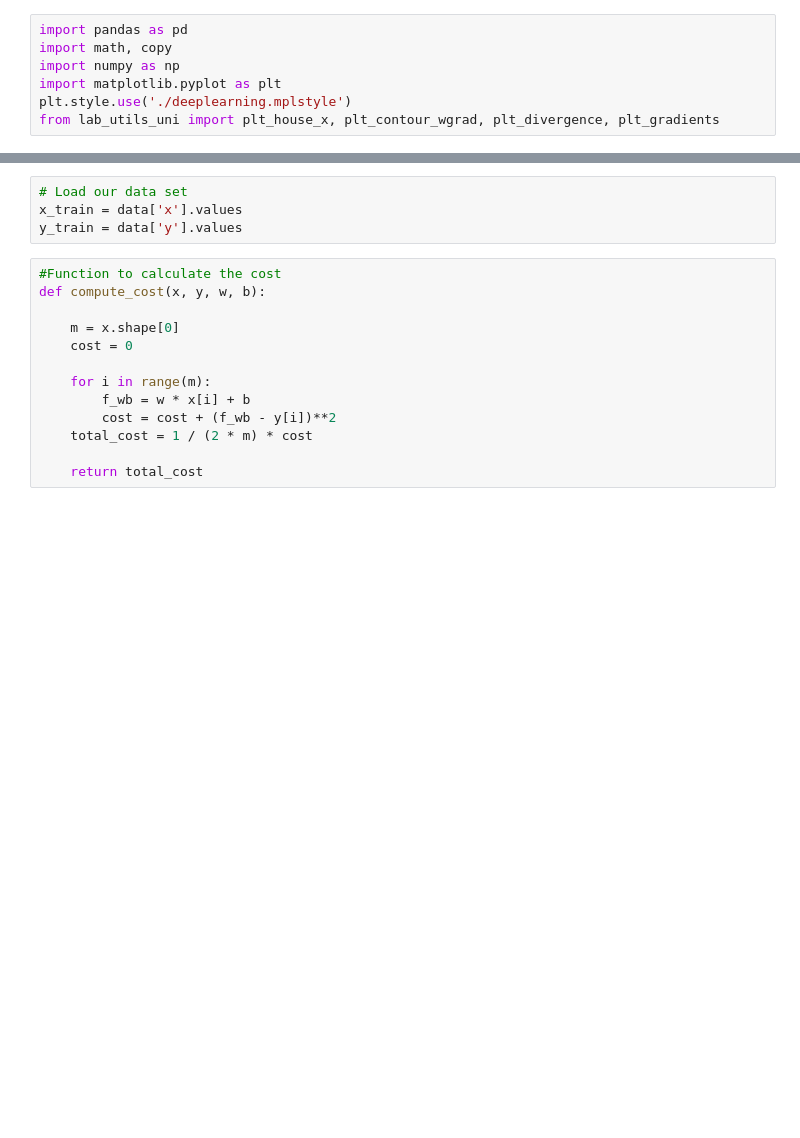
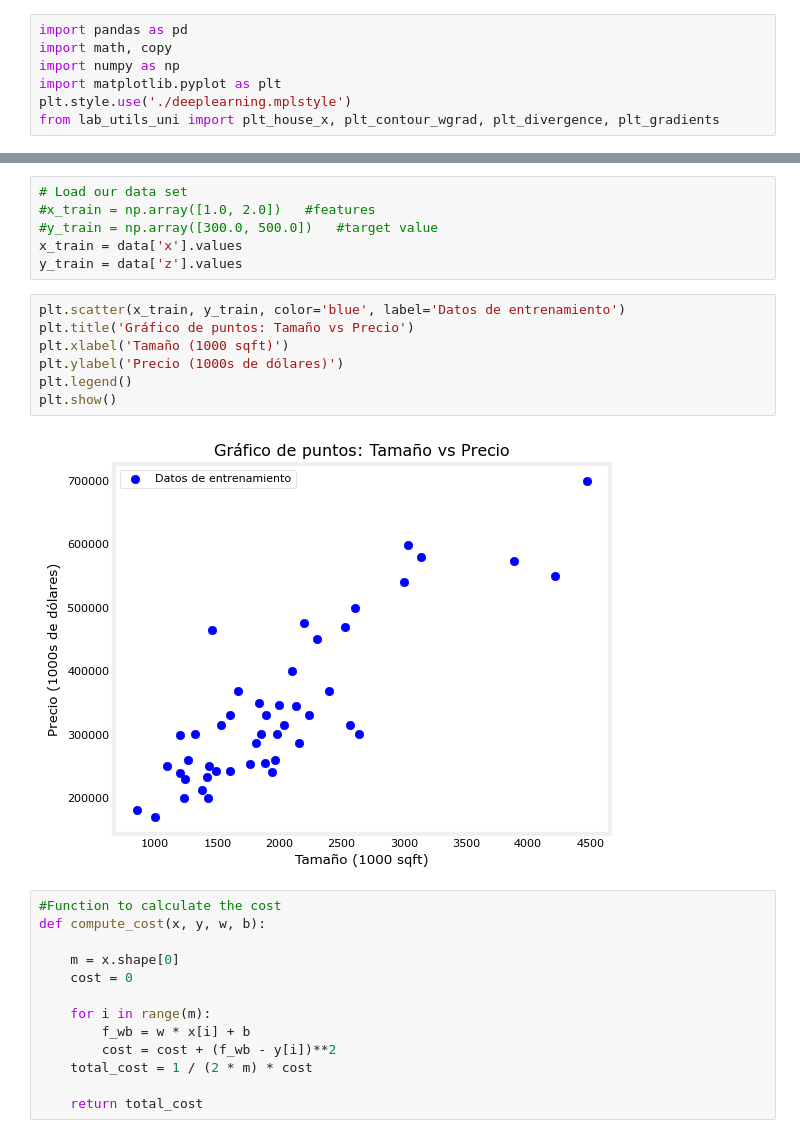
Before and after one commit to Railnlays/package-python-gradient-descent-1, a Jupyter notebook: C1_W1_Lab04_Gradient_Descent_Soln.ipynb, the cells around one changed output, grey strips where cells are left out. Drawn from its saved outputs; the diff is of its cells as text; blank space fills up the shorter version.

```diff
--- a/C1_W1_Lab04_Gradient_Descent_Soln.ipynb
+++ b/C1_W1_Lab04_Gradient_Descent_Soln.ipynb
@@ -19,7 +19,18 @@ data.head()
 # %%
 # Load our data set
+#x_train = np.array([1.0, 2.0])   #features
+#y_train = np.array([300.0, 500.0])   #target value
 x_train = data['x'].values
-y_train = data['y'].values
+y_train = data['z'].values
+# %%
+plt.scatter(x_train, y_train, color='blue', label='Datos de entrenamiento')
+plt.title('Gráfico de puntos: Tamaño vs Precio')
+plt.xlabel('Tamaño (1000 sqft)')
+plt.ylabel('Precio (1000s de dólares)')
+plt.legend()
+plt.show()
+# %% [output]
+[figure, added]
 # %%
 #Function to calculate the cost
 def compute_cost(x, y, w, b):
```
Also changed, not shown: parts of 8 cells of this notebook, 6 other files.
